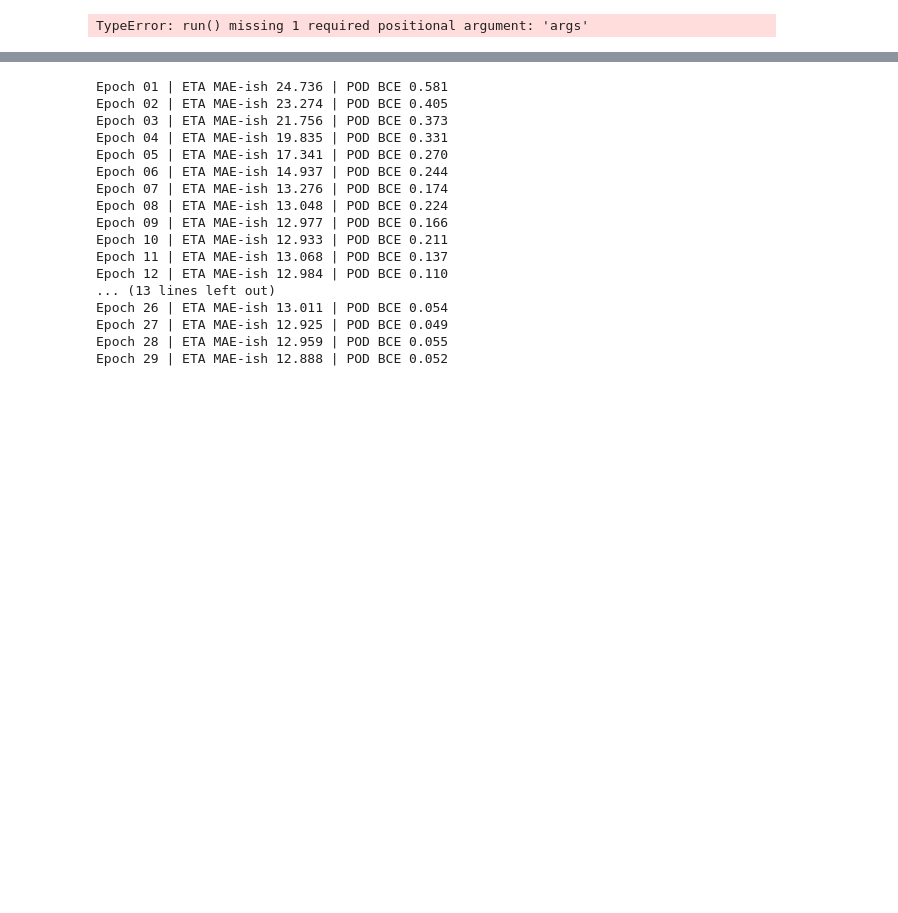
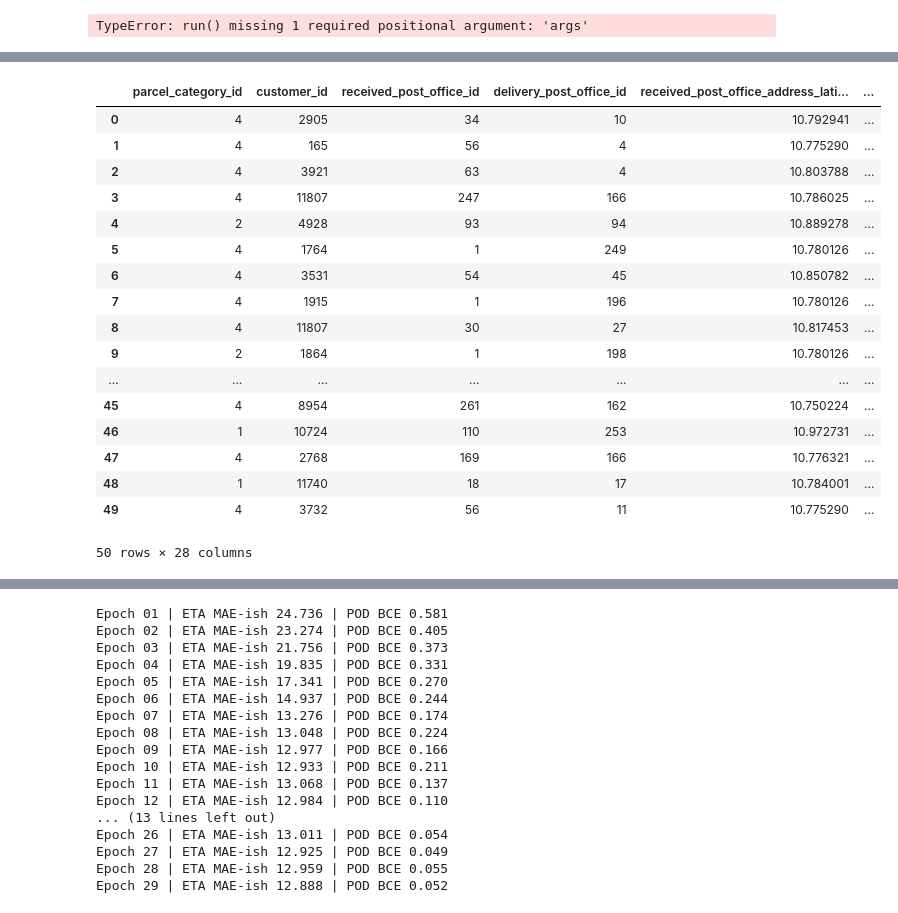
Before and after one commit to nguynking/eta, a Jupyter notebook: notebook/pipeline.ipynb, the cells around one changed output, grey strips where cells are left out. Cells and saved outputs as stored; diff of their text form; code cells hidden in the pictures; blank space fills up the shorter version.

```diff
--- a/notebook/pipeline.ipynb
+++ b/notebook/pipeline.ipynb
@@ -460,2 +725,15 @@ df = duckdb.sql(f"""
     REPEATABLE (100)
 """).df()
+# %%
+df_test = duckdb.sql("""
+SELECT
+    *,
+    /* 0 ➜ NULL, then choose first non‑NULL */
+    COALESCE(
+        NULLIF(total_hours_from_receiving_to_last_success_delivery, 0),
+        total_hours_from_receiving_to_last_failed_delivery
+    ) AS total_hours_from_receiving_to_last_delivery
+FROM read_parquet('../data/parcel_tracking_output_data.parquet')
+USING SAMPLE reservoir(1000 ROWS)
+REPEATABLE (100)
+""").df()
@@ -461,0 +768,31 @@ df = duckdb.sql(f"""
+# %%
+df_test.drop(columns=[
+    "customer_id",
+    "last_delivery_datetime_hour",
+    "last_delivery_datetime_day",
+    "last_delivery_datetime_month",
+    "last_delivery_datetime_is_non_working_day",
+    "parcel_id",
+    "is_successful_delivery_at_first_time",
+    "total_hours_from_receiving_to_last_failed_delivery",
+    "total_hours_from_receiving_to_last_success_delivery"
+])
+# %% [output]
+|  | parcel_category_id | customer_id | received_post_office_id | delivery_post_office_id | received_post_office_address_lati... | ... |
+| 0 | 4 | 2905 | 34 | 10 | 10.792941 | ... |
+| 1 | 4 | 165 | 56 | 4 | 10.775290 | ... |
+| 2 | 4 | 3921 | 63 | 4 | 10.803788 | ... |
+| 3 | 4 | 11807 | 247 | 166 | 10.786025 | ... |
+| 4 | 2 | 4928 | 93 | 94 | 10.889278 | ... |
+| 5 | 4 | 1764 | 1 | 249 | 10.780126 | ... |
+| 6 | 4 | 3531 | 54 | 45 | 10.850782 | ... |
+| 7 | 4 | 1915 | 1 | 196 | 10.780126 | ... |
+| 8 | 4 | 11807 | 30 | 27 | 10.817453 | ... |
+| 9 | 2 | 1864 | 1 | 198 | 10.780126 | ... |
+| ... | ... | ... | ... | ... | ... | ... |
+| 45 | 4 | 8954 | 261 | 162 | 10.750224 | ... |
+| 46 | 1 | 10724 | 110 | 253 | 10.972731 | ... |
+| 47 | 4 | 2768 | 169 | 166 | 10.776321 | ... |
+| 48 | 1 | 11740 | 18 | 17 | 10.784001 | ... |
+| 49 | 4 | 3732 | 56 | 11 | 10.775290 | ... |
+50 rows × 28 columns
```
Also changed, not shown: parts of 21 cells of this notebook, 1 other file.
